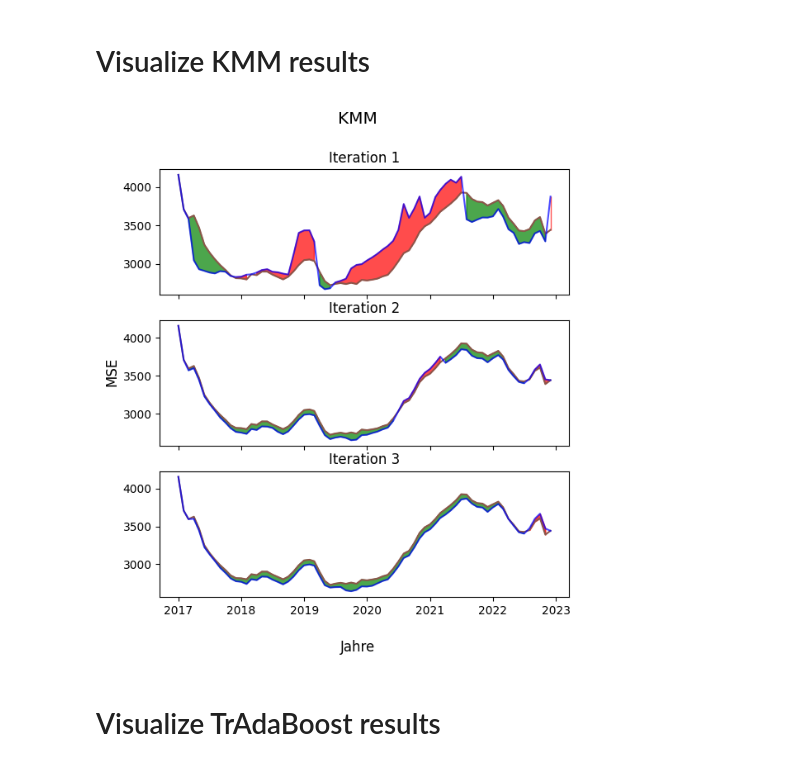
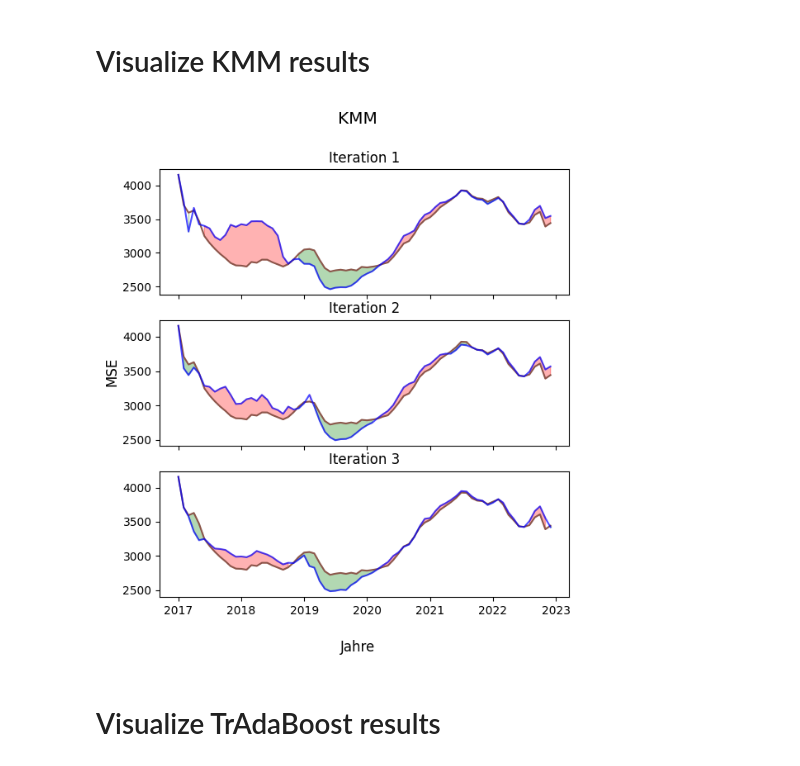
Before and after one commit to Malea-create/BA_transfer_learning, a Jupyter notebook: Visulization Notebooks/md_backtesting_evaluation.ipynb, the cells around one changed output. Drawn from its saved outputs; the diff is of its cells as text; code cells hidden in the pictures.

```diff
--- a/Visulization Notebooks/md_backtesting_evaluation.ipynb
+++ b/Visulization Notebooks/md_backtesting_evaluation.ipynb
@@ -15,57 +162,55 @@ baseline = baseline[baseline['class'] == "overall"]
 baseline['prediction_date']= pd.to_datetime(baseline['prediction_date'], format="%Y-%m")
 baseline = baseline.set_index('prediction_date')
 
-iteration_1 = pd.read_csv("../backtesting_results_BE_Europe BE_pfv_kmm_just_one-market.csv", ",", decimal='.')
+iteration_1 = pd.read_csv("../backtesting_results_BE_Europe BE_pfv_kmm_it1.csv", ",", decimal='.')
 iteration_1 = iteration_1[iteration_1['class'] == "overall"]
 iteration_1['prediction_date']= pd.to_datetime(iteration_1['prediction_date'], format="%Y-%m")
 iteration_1 = iteration_1.set_index('prediction_date')
 
-iteration_2 = pd.read_csv("../backtesting_results_BE_Europe BE_pfv_final_kmm_2017.csv", ",", decimal='.')
+iteration_2 = pd.read_csv("../backtesting_results_BE_Europe BE_pfv_kmm_it2.csv", ",", decimal='.')
 iteration_2 = iteration_2[iteration_2['class'] == "overall"]
 iteration_2['prediction_date']= pd.to_datetime(iteration_2['prediction_date'], format="%Y-%m")
 iteration_2 = iteration_2.set_index('prediction_date')
 
-iteration_3 = pd.read_csv("../backtesting_results_BE_Europe BE_pfv_version2_0.csv", ",", decimal='.')
+iteration_3 = pd.read_csv("../backtesting_results_BE_Europe BE_pfv_kmm_it3.csv", ",", decimal='.')
 iteration_3 = iteration_3[iteration_3['class'] == "overall"]
 iteration_3['prediction_date']= pd.to_datetime(iteration_3['prediction_date'], format="%Y-%m")
 iteration_3 = iteration_3.set_index('prediction_date')
 # %%
 
-fig, axs = plt.subplots(3, 1)
+    fig, axs = plt.subplots(3, 1)
 
-axs[0].plot(baseline['mae'], color='tab:brown')
-axs[0].plot(iteration_1['mae'], color='b', alpha=0.7)
-axs[0].fill_between(baseline.index, baseline['mae'], iteration_1['mae'], where=(baseline['mae'] > iteration_1['mae']), color='g', alpha=0.7)
-axs[0].fill_between(baseline.index, baseline['mae'], iteration_1['mae'], where=(baseline['mae'] < iteration_1['mae']), color='r', alpha=0.7)
-axs[0].set_title("Iteration 1")
+    axs[0].plot(baseline['mae'], color='tab:brown')
+    axs[0].plot(iteration_1['mae'], color='b', alpha=0.7)
+    axs[0].fill_between(baseline.index, baseline['mae'], iteration_1['mae'], where=(baseline['mae'] > iteration_1['mae']), color='g', alpha=0.3)
+    axs[0].fill_between(baseline.index, baseline['mae'], iteration_1['mae'], where=(baseline['mae'] < iteration_1['mae']), color='r', alpha=0.3)
+    axs[0].set_title("Iteration 1")
 
-axs[1].plot(baseline['mae'], color='tab:brown')
-axs[1].plot(iteration_2['mae'], color='b', alpha=0.7)
-axs[1].fill_between(baseline.index, baseline['mae'], iteration_2['mae'], where=(baseline['mae'] > iteration_2['mae']), color='g', alpha=0.7)
-axs[1].fill_between(baseline.index, baseline['mae'], iteration_2['mae'], where=(baseline['mae'] < iteration_2['mae']), color='r', alpha=0.7)
-axs[1].set_title("Iteration 2")
+    axs[1].plot(baseline['mae'], color='tab:brown')
+    axs[1].plot(iteration_2['mae'], color='b', alpha=0.7)
+    axs[1].fill_between(baseline.index, baseline['mae'], iteration_2['mae'], where=(baseline['mae'] > iteration_2['mae']), color='g', alpha=0.3)
+    axs[1].fill_between(baseline.index, baseline['mae'], iteration_2['mae'], where=(baseline['mae'] < iteration_2['mae']), color='r', alpha=0.3)
+    axs[1].set_title("Iteration 2")
 
-axs[2].plot(baseline['mae'], color='tab:brown')
-axs[2].plot(iteration_3['mae'], color='b', alpha=0.7)
-axs[2].fill_between(baseline.index, baseline['mae'], iteration_3['mae'], where=(baseline['mae'] > iteration_3['mae']), color='g', alpha=0.7)
-axs[2].fill_between(baseline.index, baseline['mae'], iteration_3['mae'], where=(baseline['mae'] < iteration_3['mae']), color='r', alpha=0.7)
-axs[2].set_title("Iteration 3")
+    axs[2].plot(baseline['mae'], color='tab:brown')
+    axs[2].plot(iteration_3['mae'], color='b', alpha=0.7)
+    axs[2].fill_between(baseline.index, baseline['mae'], iteration_3['mae'], where=(baseline['mae'] > iteration_3['mae']), color='g', alpha=0.3)
+    axs[2].fill_between(baseline.index, baseline['mae'], iteration_3['mae'], where=(baseline['mae'] < iteration_3['mae']), color='r', alpha=0.3)
+    axs[2].set_title("Iteration 3")
 
 
-fig.supxlabel('Jahre')
-fig.supylabel('MSE')
-fig.set_figheight(7,5)
+    fig.supxlabel('Jahre')
+    fig.supylabel('MSE')
+    fig.set_figheight(7,5)
 
-# shift subplots down:
-st = fig.suptitle("KMM", fontsize="x-large")
-st.set_y(0.95)
-fig.subplots_adjust(top=0.85)
+    st = fig.suptitle("KMM", fontsize="x-large")
+    st.set_y(0.95)
+    fig.subplots_adjust(top=0.85)
 
-# Hide x labels and tick labels for top plots and y ticks for right plots.
-for ax in axs.flat:
-    ax.label_outer()
+    for ax in axs.flat:
+        ax.label_outer()
 # %% [output]
-[figure, old version]
+[figure, new version]
 # %% [markdown]
 # Visualize TrAdaBoost results
 # %%
```
Also changed, not shown: parts of 6 cells of this notebook, 7 other files.
